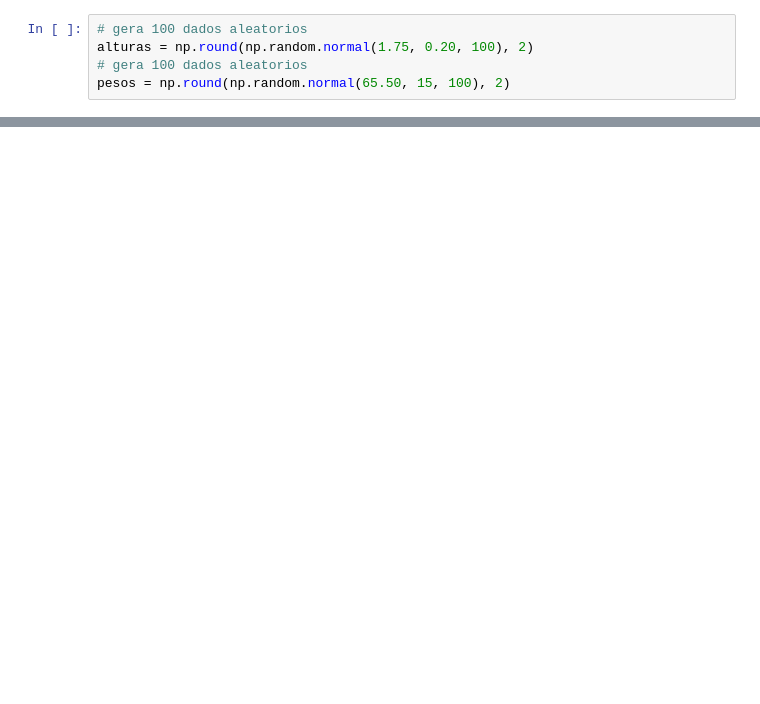
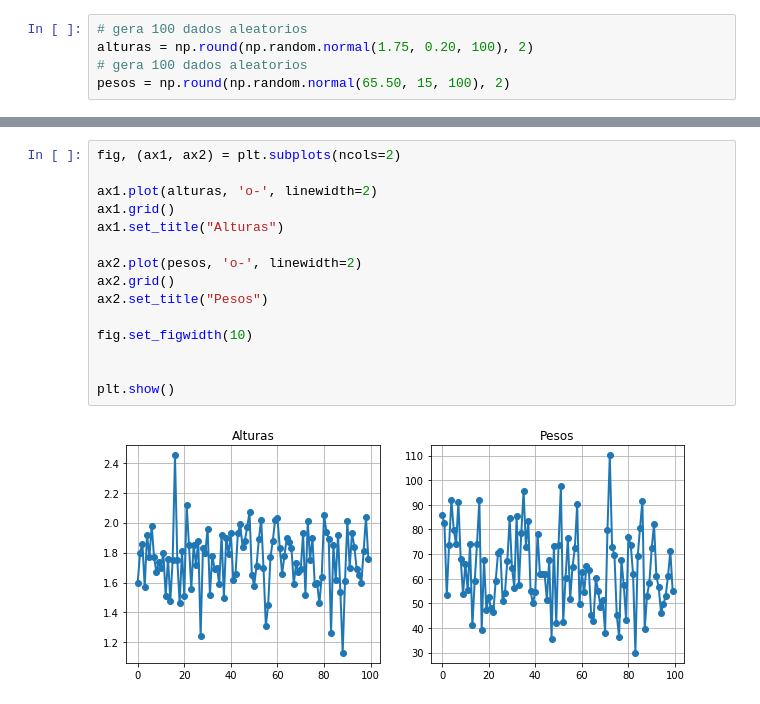
Before and after one commit to daltonfelipe/minicurso-datascience, a Jupyter notebook: material/matplotlib.ipynb, the cells around one changed output, grey strips where cells are left out. Drawn from its saved outputs; the diff is of its cells as text; blank space fills up the shorter version.

```diff
--- a/material/matplotlib.ipynb
+++ b/material/matplotlib.ipynb
@@ -17,0 +15,17 @@ TypeError: 'Figure' object is not iterable
+# %%
+fig, (ax1, ax2) = plt.subplots(ncols=2)
+
+ax1.plot(alturas, 'o-', linewidth=2)
+ax1.grid()
+ax1.set_title("Alturas")
+
+ax2.plot(pesos, 'o-', linewidth=2)
+ax2.grid()
+ax2.set_title("Pesos")
+
+fig.set_figwidth(10)
+
+
+plt.show()
+# %% [output]
+[figure, added]
```
Also changed, not shown: parts of 10 cells of this notebook, 5 other files.
